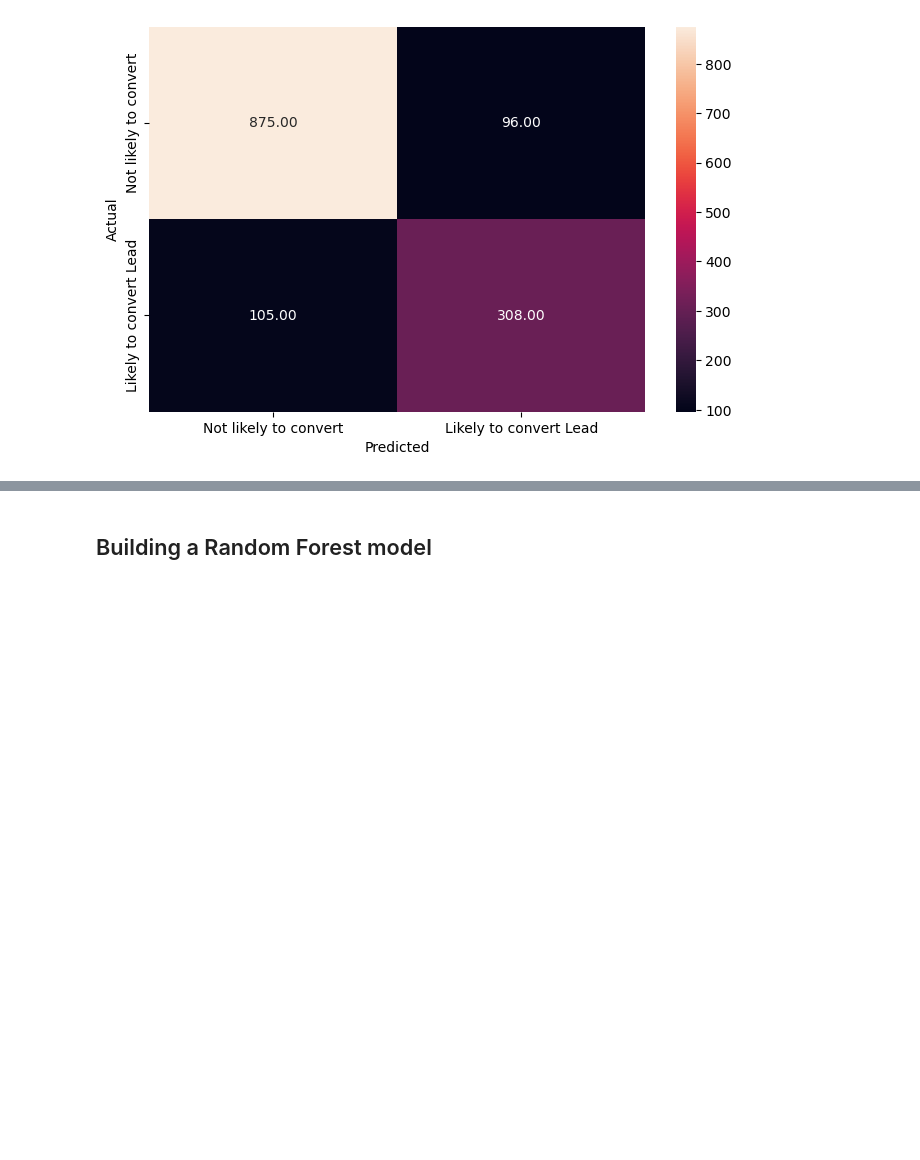
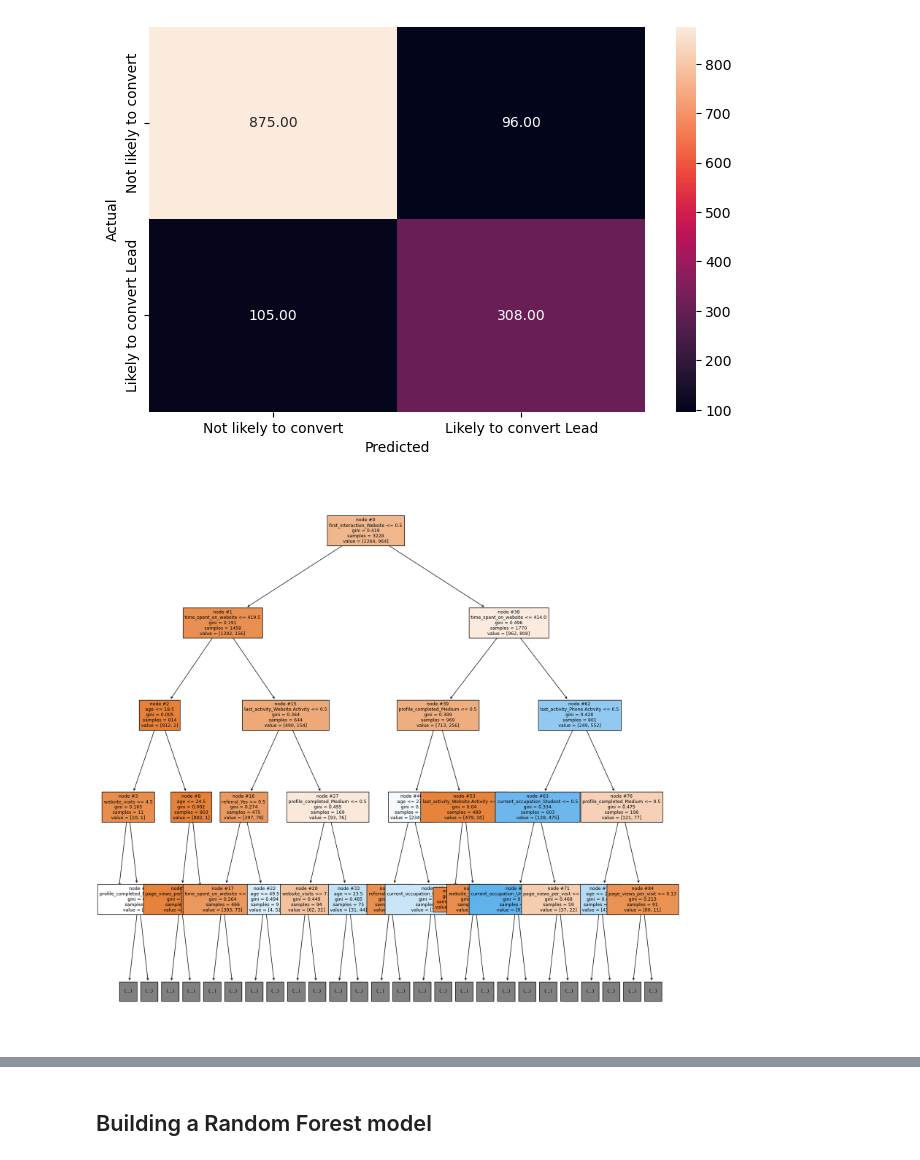
Before and after one commit to Tsungie/Classification-and-Hypothesis-Testing, a Jupyter notebook: Learner+Notebook+-+Full+Code+Version+-+Potential+Customers+Prediction.ipynb, the cells around one changed output, grey strips where cells are left out. Saved outputs shown, nothing was run; the diff lists cells and outputs as text; code cells hidden in the pictures; blank space fills up the shorter version.

Commit message:
managed to create decision tree and forest tree

```diff
--- a/Learner+Notebook+-+Full+Code+Version+-+Potential+Customers+Prediction.ipynb
+++ b/Learner+Notebook+-+Full+Code+Version+-+Potential+Customers+Prediction.ipynb
@@ -846,3 +844,12 @@ metrics_score(y_test, pred_test_dt)
    macro avg       0.83      0.82      0.83      1384
 weighted avg       0.85      0.85      0.85      1384
 [figure]
+# %%
+features = list(X_train.columns)
+
+plt.figure(figsize=(20,20))
+from sklearn import tree
+tree.plot_tree(model_dt,feature_names=features,max_depth =4, filled=True,fontsize=9,node_ids=True)
+plt.show()
+# %% [output]
+[figure, added]
```
Also changed, not shown: parts of 15 cells of this notebook.
